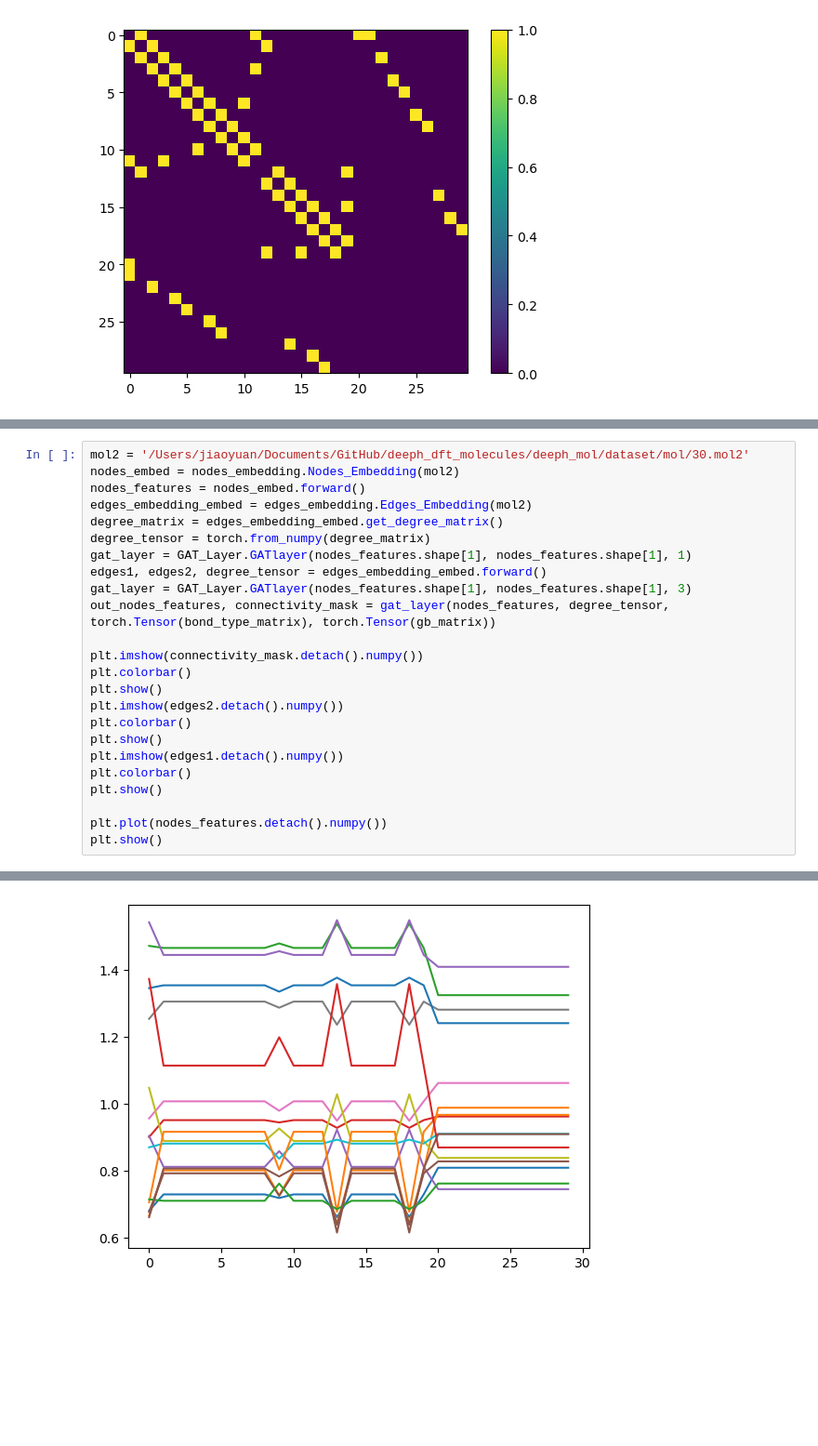
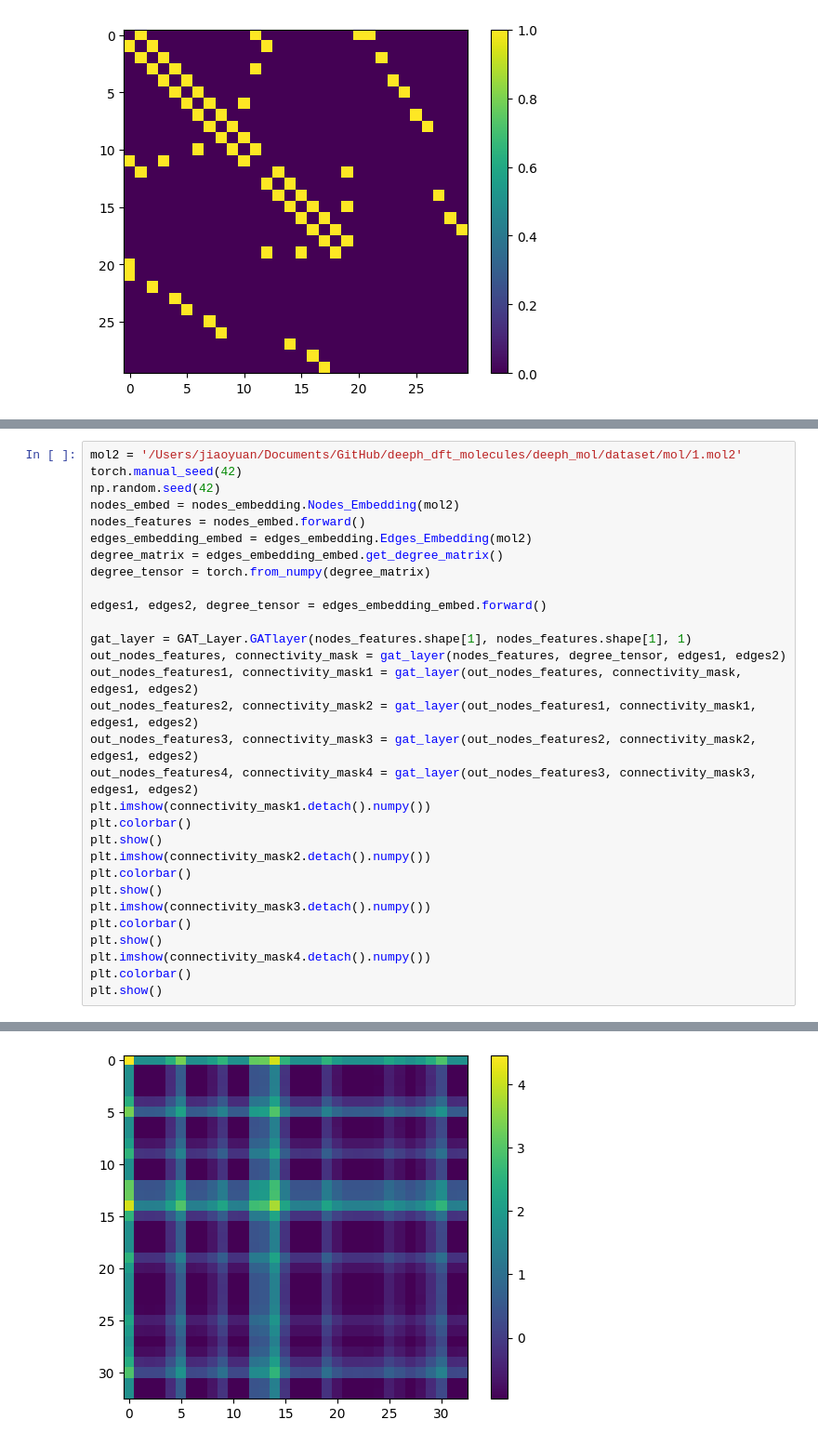
Before and after one commit to STOKES-DOT/deeph_mol, a Jupyter notebook: module_nn/module_test.ipynb, the cells around one changed output, grey strips where cells are left out. Shown: that part at 93% size. Saved outputs shown, nothing was run; the diff lists cells and outputs as text; blank space fills up the shorter version.

```diff
--- a/module_nn/module_test.ipynb
+++ b/module_nn/module_test.ipynb
@@ -88,25 +88,31 @@ plt.show()
 # %%
-mol2 = '/Users/jiaoyuan/Documents/GitHub/deeph_dft_molecules/deeph_mol/dataset/mol/30.mol2'
+mol2 = '/Users/jiaoyuan/Documents/GitHub/deeph_dft_molecules/deeph_mol/dataset/mol/1.mol2'
+torch.manual_seed(42)
+np.random.seed(42)
 nodes_embed = nodes_embedding.Nodes_Embedding(mol2)
 nodes_features = nodes_embed.forward()
 edges_embedding_embed = edges_embedding.Edges_Embedding(mol2)
 degree_matrix = edges_embedding_embed.get_degree_matrix()
 degree_tensor = torch.from_numpy(degree_matrix)
+
+edges1, edges2, degree_tensor = edges_embedding_embed.forward()
+
 gat_layer = GAT_Layer.GATlayer(nodes_features.shape[1], nodes_features.shape[1], 1)
-edges1, edges2, degree_tensor = edges_embedding_embed.forward()
-gat_layer = GAT_Layer.GATlayer(nodes_features.shape[1], nodes_features.shape[1], 3)
-out_nodes_features, connectivity_mask = gat_layer(nodes_features, degree_tensor, torch.Tensor(bond_type_matrix), torch.Tensor(gb_matrix))
-
-plt.imshow(connectivity_mask.detach().numpy())
+out_nodes_features, connectivity_mask = gat_layer(nodes_features, degree_tensor, edges1, edges2)
+out_nodes_features1, connectivity_mask1 = gat_layer(out_nodes_features, connectivity_mask, edges1, edges2)
+out_nodes_features2, connectivity_mask2 = gat_layer(out_nodes_features1, connectivity_mask1, edges1, edges2)
+out_nodes_features3, connectivity_mask3 = gat_layer(out_nodes_features2, connectivity_mask2, edges1, edges2)
+out_nodes_features4, connectivity_mask4 = gat_layer(out_nodes_features3, connectivity_mask3, edges1, edges2)
+plt.imshow(connectivity_mask1.detach().numpy())
 plt.colorbar()
 plt.show()
-plt.imshow(edges2.detach().numpy())
+plt.imshow(connectivity_mask2.detach().numpy())
 plt.colorbar()
 plt.show()
-plt.imshow(edges1.detach().numpy())
+plt.imshow(connectivity_mask3.detach().numpy())
 plt.colorbar()
 plt.show()
-
-plt.plot(nodes_features.detach().numpy())
+plt.imshow(connectivity_mask4.detach().numpy())
+plt.colorbar()
 plt.show()
 # %% [output]
@@ -116 +122 @@ plt.show()
-[figure, old version]
+[figure, new version]
```
Also changed, not shown: parts of 8 cells of this notebook, 6 other files.
